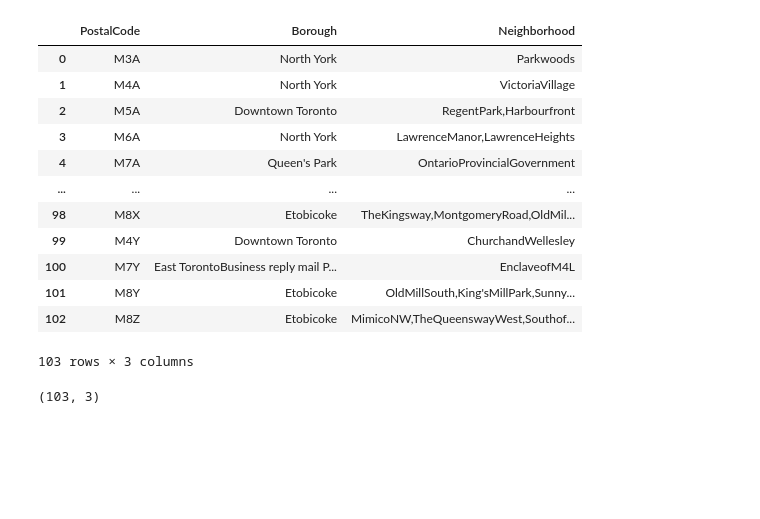
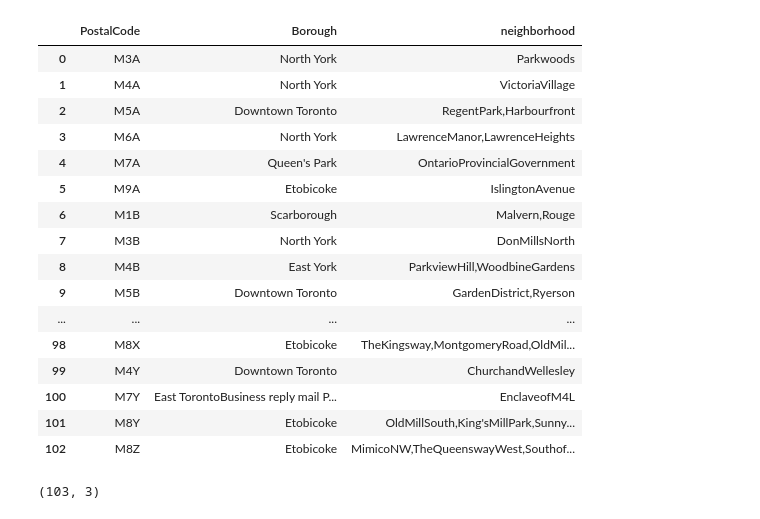
Before and after one commit to AUVCBR/Coursera_Capstone, a Jupyter notebook: Segmenting and Clustering Neighborhoods in Toronto.ipynb, the cells around one changed output. Drawn from its saved outputs; the diff is of its cells as text; code cells hidden in the pictures; blank space fills up the shorter version.

Commit message:
Adjusted question 2 & 3 in notebook Segmenting and Clustering Neighborhoods in Toronto.ipynb

```diff
--- a/Segmenting and Clustering Neighborhoods in Toronto.ipynb
+++ b/Segmenting and Clustering Neighborhoods in Toronto.ipynb
@@ -50,0 +41,32 @@ Requirement already satisfied: soupsieve>1.2 in /opt/conda/envs/Python-3.7-main/
+# %%
+import requests
+import pandas as pd
+import numpy as np
+pd.set_option('display.max_columns', None)
+pd.set_option('display.max_rows', None)
+
+!pip install bs4
+from bs4 import BeautifulSoup
+
+!pip install geopy
+from geopy.geocoders import Nominatim
+
+!pip install geocoder
+import geocoder
+
+import json
+
+#!conda install -c conda-forge geopy --yes # uncomment this line if you haven't completed the Foursquare API lab
+from geopy.geocoders import Nominatim
+
+from pandas import json_normalize
+
+
+import matplotlib.cm as cm
+import matplotlib.colors as colors
+
+
+from sklearn.cluster import KMeans
+
+!conda install -c conda-forge folium=0.5.0 --yes # uncomment this line if you haven't completed the Foursquare API lab
+import folium
@@ -60,24 +100,28 @@ for row in table.find_all("td"):
         cell = {}
         cell['PostalCode'] = row.b.text
         cell['Borough'] = row.span.text.split("(")[0]
-        cell['Neighborhood'] = row.span.text.split("(")[1].replace(")", "").replace("/", ",").replace(" ", "")
+        cell['neighborhood'] = row.span.text.split("(")[1].replace(")", "").replace("/", ",").replace(" ", "")
 
         table_content.append(cell)
 # %%
-df = pd.DataFrame(table_content)
-df
+df_neigh = pd.DataFrame(table_content)
+df_neigh
 # %% [output]
-|  | PostalCode | Borough | Neighborhood |
+|  | PostalCode | Borough | neighborhood |
 | 0 | M3A | North York | Parkwoods |
 | 1 | M4A | North York | VictoriaVillage |
 | 2 | M5A | Downtown Toronto | RegentPark,Harbourfront |
 | 3 | M6A | North York | LawrenceManor,LawrenceHeights |
 | 4 | M7A | Queen's Park | OntarioProvincialGovernment |
+| 5 | M9A | Etobicoke | IslingtonAvenue |
+| 6 | M1B | Scarborough | Malvern,Rouge |
+| 7 | M3B | North York | DonMillsNorth |
+| 8 | M4B | East York | ParkviewHill,WoodbineGardens |
+| 9 | M5B | Downtown Toronto | GardenDistrict,Ryerson |
 | ... | ... | ... | ... |
 | 98 | M8X | Etobicoke | TheKingsway,MontgomeryRoad,OldMil... |
 | 99 | M4Y | Downtown Toronto | ChurchandWellesley |
 | 100 | M7Y | East TorontoBusiness reply mail P... | EnclaveofM4L |
 | 101 | M8Y | Etobicoke | OldMillSouth,King'sMillPark,Sunny... |
 | 102 | M8Z | Etobicoke | MimicoNW,TheQueenswayWest,Southof... |
-103 rows × 3 columns
 # %%
```
Also changed, not shown: parts of 60 cells of this notebook.
